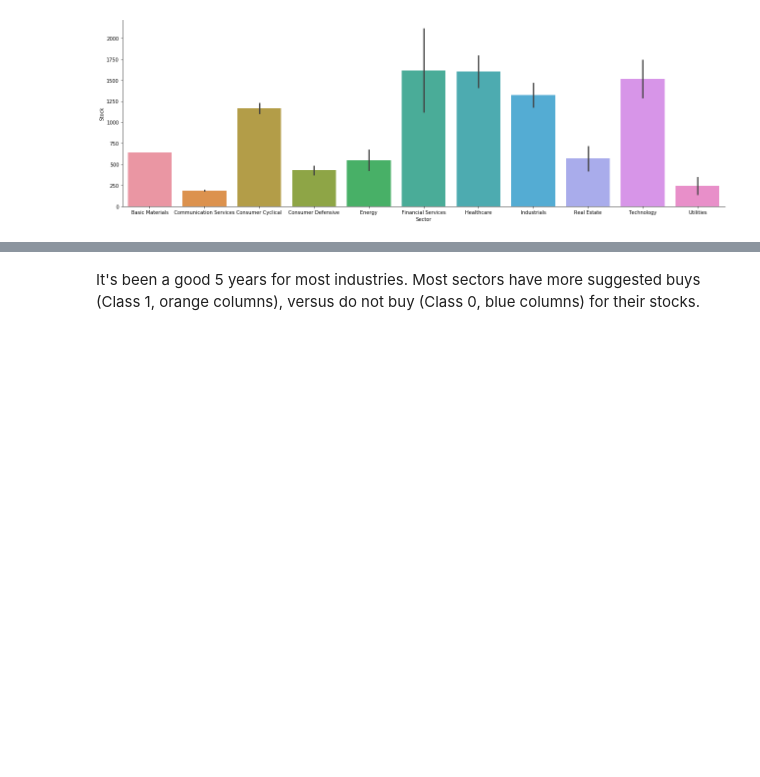
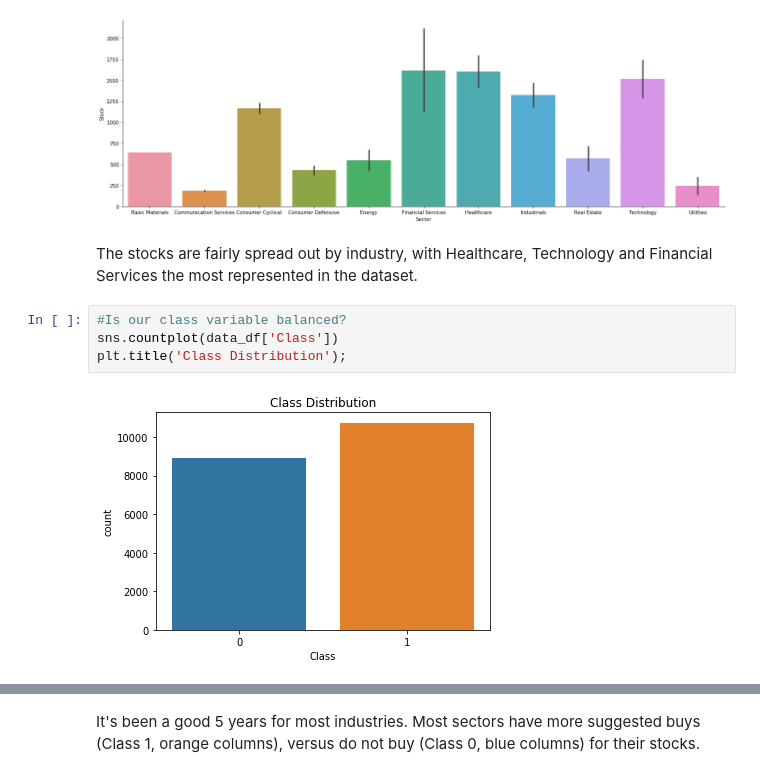
Before and after one commit to alexcroft08/Thinkful-Data-Science, a Jupyter notebook: Predicting Future Stock Prices using 10-k filing financial indicators.ipynb, the cells around one changed output, grey strips where cells are left out. Saved outputs shown, nothing was run; the diff lists cells and outputs as text; blank space fills up the shorter version.

```diff
--- a/Predicting Future Stock Prices using 10-k filing financial indicators.ipynb
+++ b/Predicting Future Stock Prices using 10-k filing financial indicators.ipynb
@@ -118,5 +98,13 @@ Sector_df = data_df.groupby(['Sector','Class'],as_index=False)['Stock'].count()
 sns.catplot(x='Sector',y='Stock', kind ='bar', height = 6, aspect = 3, data=Sector_df);
 # %% [output]
 [figure]
+# %% [markdown]
+The stocks are fairly spread out by industry, with Healthcare, Technology and Financial Services the most represented in the dataset.
+# %%
+#Is our class variable balanced?
+sns.countplot(data_df['Class'])
+plt.title('Class Distribution');
+# %% [output]
+[figure, added]
 # %%
 #Which industries have more suggested buys?
```
Also changed, not shown: parts of 32 cells of this notebook.
